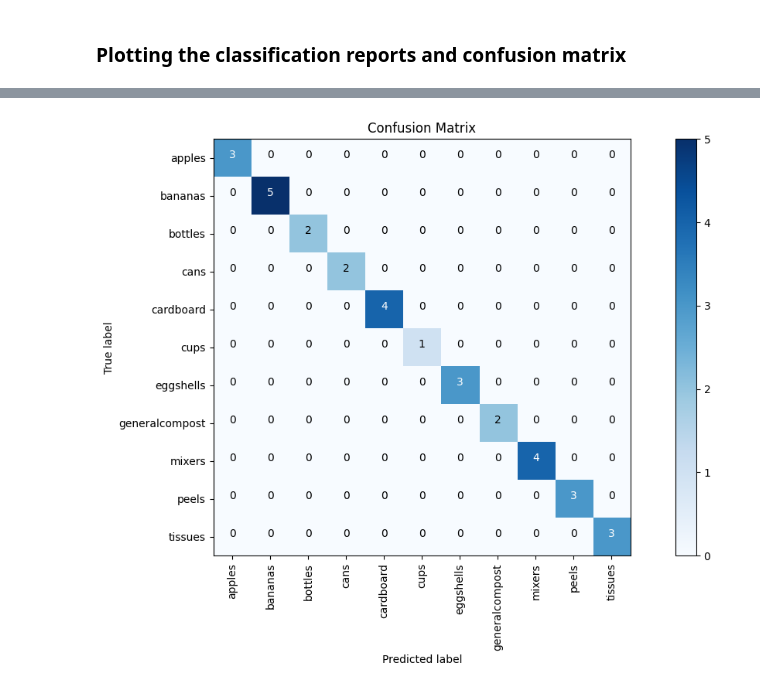
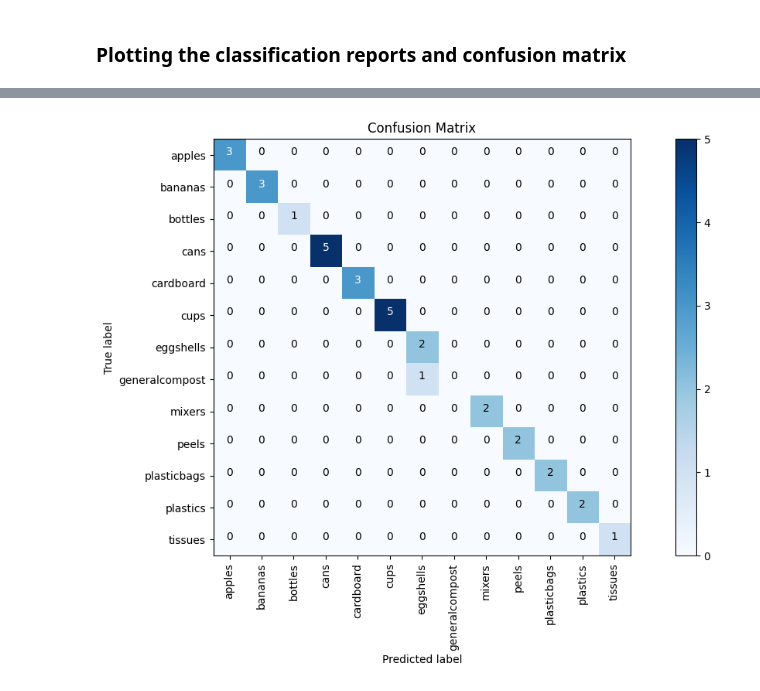
Before and after one commit to dvk65/Trash-Classification, a Jupyter notebook: trash_classification_using_ResNet.ipynb, the cells around one changed output, grey strips where cells are left out. Drawn from its saved outputs; the diff is of its cells as text; code cells hidden in the pictures.

Commit message:
updated code with new model

```diff
--- a/trash_classification_using_ResNet.ipynb
+++ b/trash_classification_using_ResNet.ipynb
@@ -137,13 +209,2 @@ image_df
 # %% [markdown]
 ### Visualizing images from the dataset
-# %%
-# Display 16 picture of the dataset with their labels
-random_index = np.random.randint(0, len(image_df), 16)
-fig, axes = plt.subplots(nrows=4, ncols=4, figsize=(10, 10),
-                        subplot_kw={'xticks': [], 'yticks': []})
-
-for i, ax in enumerate(axes.flat):
-    ax.imshow(plt.imread(image_df.Filepath[random_index[i]]))
-    ax.set_title(image_df.Label[random_index[i]])
-plt.tight_layout()
-plt.show()
@@ -191,4 +210,0 @@ Using 2478 files for validation.
-# %%
-# To decide order of class_names in app.py
-class_names = train_ds.class_names
-class_names
@@ -425,13 +427,2 @@ plot_loss_curves(history)
 # %% [markdown]
 ### Making predictions on the test data
-# %%
-# Predict the label of the test_images
-pred = model.predict(test_ds)
-pred = np.argmax(pred,axis=1)
-
-# Map the label
-class_names = (train_ds.class_names)
-pred_labels = [class_names[i] for i in pred]
-
-# Display the result
-print(f'The first 5 predictions: {pred_labels[:5]}')
@@ -445,22 +433,22 @@ The first 5 predictions: ['cups', 'bananas', 'apples', 'cups', 'peels']
 y_true = []
 y_pred = []
 
-for images, labels in test_ds.take(1): # 1 specifies 1 batch of 32 images since that is our batch size. len(test_ds) all test images
-    preds = model.predict(images)
+for images, labels in tf_test.take(1): # 1 specifies 1 batch of 32 images since that is our batch size. len(test_ds) all test images
+    preds = model.predict(images, verbose=0)
 
     batch_pred = np.argmax(preds, axis=1)
-    batch_true = np.argmax(labels.numpy(), axis=1)
+    batch_true = labels.numpy() # if not one-hot encoded
 
-    y_pred.extend(np.argmax(preds, axis=1))
-    y_true.extend(np.argmax(labels.numpy(), axis=1))  # if one-hot encoded
+    y_pred.extend(batch_pred)
+    y_true.extend(batch_true)
     # class_names = test_ds.class_names
 
     plt.figure(figsize=(20, 10))
-    for i in range(15):  # show first 15 images
+    for i in range(min(15, len(images))):  # show first 15 images
         ax = plt.subplot(3, 5, i + 1)
         plt.imshow(images[i].numpy().astype("uint8"))
         color = "green" if batch_pred[i] == batch_true[i] else "red"
-        plt.title(f"True: {class_names[batch_true[i]]}\nPred: {class_names[batch_pred[i]]}", color=color)
+        plt.title(f"True: {label_names[batch_true[i]]}\nPred: {label_names[batch_pred[i]]}", color=color)
         plt.axis("off")
     plt.tight_layout()
     plt.show()
@@ -597,6 +559,6 @@ def make_confusion_matrix(y_true, y_pred, classes=None, figsize=(15, 7), text_si
   if savefig:
     fig.savefig("confusion_matrix.png")
 # %%
-make_confusion_matrix(y_true, y_pred, class_names)
+make_confusion_matrix(y_true, y_pred, classes=label_names)
 # %% [output]
-[figure, old version]
+[figure, new version]
```
Also changed, not shown: parts of 41 cells of this notebook, 1 other file.
